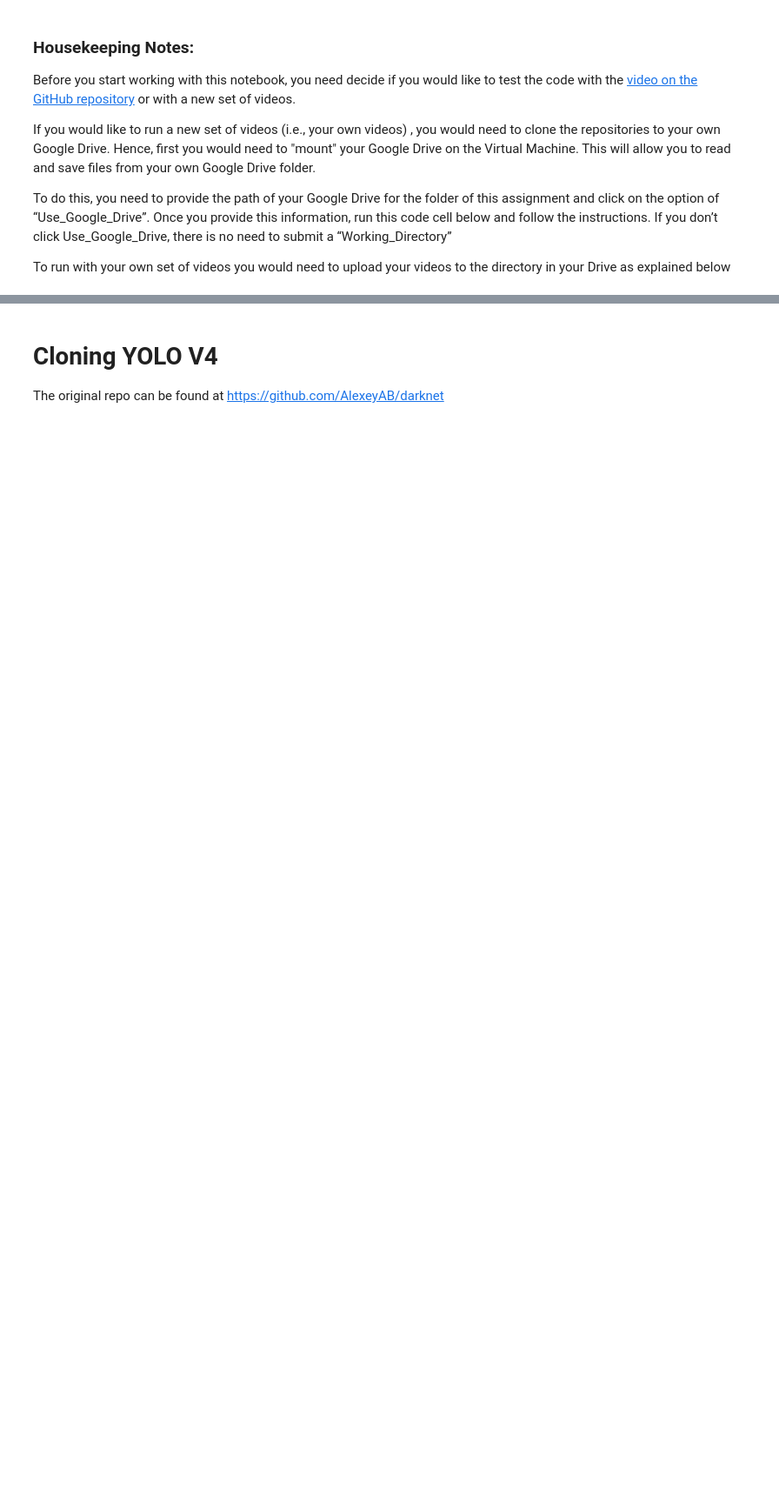
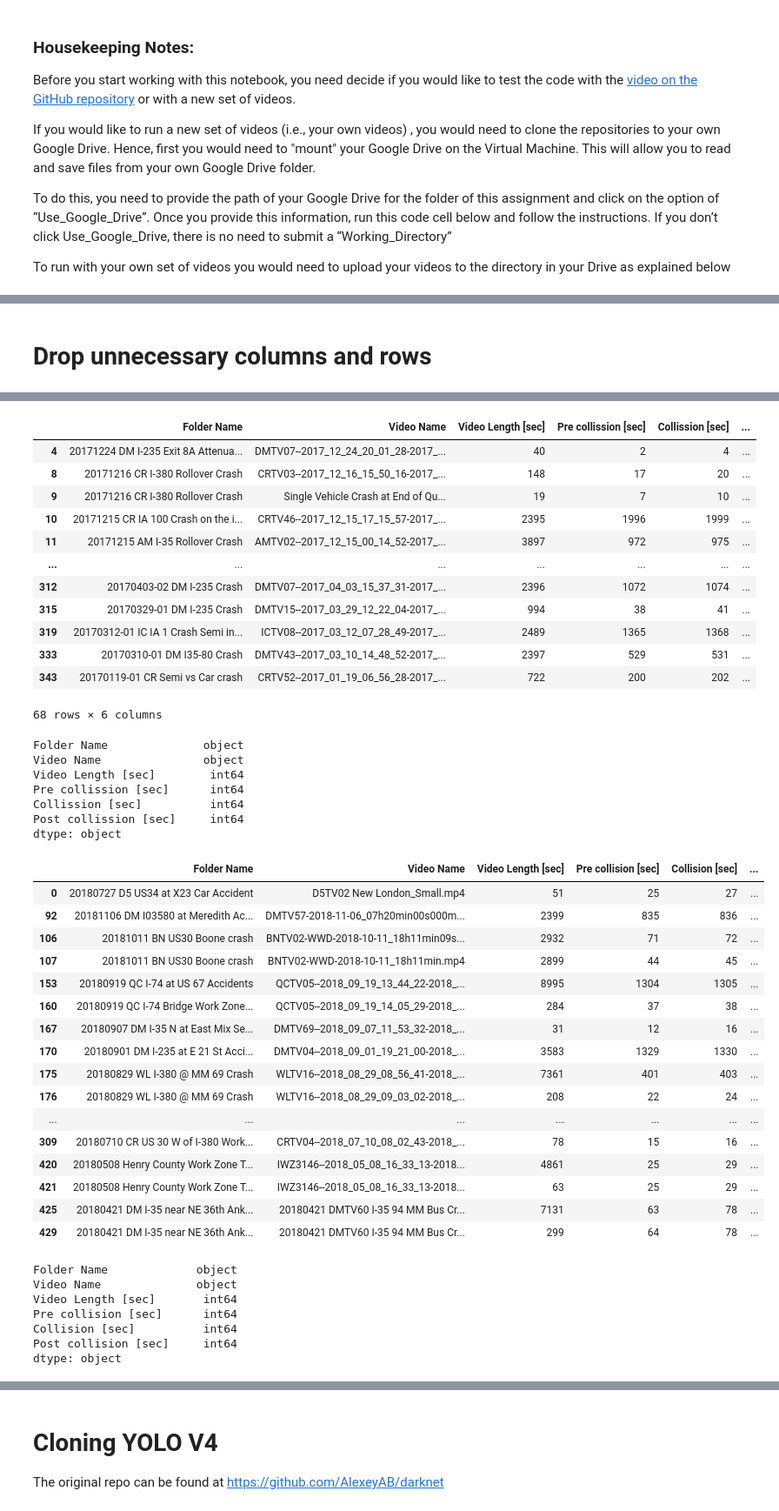
Before and after one commit to Mandroide/Traffic_Accident_Detection, a Jupyter notebook: Anomaly_Detection_Models/Fast_Unsupervised_Anomaly_Detection_Traffic_Videos_Implementation.ipynb, the cells around one changed output, grey strips where cells are left out. Shown at 87% size. Cells and saved outputs as stored; diff of their text form; code cells hidden in the pictures; blank space fills up the shorter version.

```diff
--- a/Anomaly_Detection_Models/Fast_Unsupervised_Anomaly_Detection_Traffic_Videos_Implementation.ipynb
+++ b/Anomaly_Detection_Models/Fast_Unsupervised_Anomaly_Detection_Traffic_Videos_Implementation.ipynb
@@ -63,0 +193,26 @@ clear_output()
+# %% [markdown]
+# Drop unnecessary columns and rows
+# %%
+import math
+
+
+for year in dfs.keys():
+  # Replace empty values with NaN
+  dfs[year].replace("", math.nan, inplace=True)
+  dfs[year].replace("NA", math.nan, inplace=True)
+
+  # Drop NaN values.
+  columns = dfs[year].columns
+  dfs[year].columns = pd.RangeIndex(0, len(columns))
+  dfs[year].dropna(subset=[7, 8, 9], inplace=True)
+
+  # Drop unnecessary columns
+  dfs[year].columns = columns
+  dfs[year].drop(columns=list(dfs[year].columns[0:3]) + [dfs[year].columns[5]]
+                 + list(dfs[year].columns[10:]), inplace=True)
+  dfs[year] = dfs[year].astype(int, errors="ignore")
+
+for year, df in dfs.items():
+  display(df)
+  print(df.dtypes)
+# %% [output]
@@ -63,0 +229,44 @@ clear_output()
+|  | Folder Name | Video Name | Video Length [sec] | Pre collission [sec] | Collission [sec] | ... |
+| 4 | 20171224 DM I-235 Exit 8A Attenua... | DMTV07--2017_12_24_20_01_28-2017_... | 40 | 2 | 4 | ... |
+| 8 | 20171216 CR I-380 Rollover Crash | CRTV03--2017_12_16_15_50_16-2017_... | 148 | 17 | 20 | ... |
+| 9 | 20171216 CR I-380 Rollover Crash | Single Vehicle Crash at End of Qu... | 19 | 7 | 10 | ... |
+| 10 | 20171215 CR IA 100 Crash on the i... | CRTV46--2017_12_15_17_15_57-2017_... | 2395 | 1996 | 1999 | ... |
+| 11 | 20171215 AM I-35 Rollover Crash | AMTV02--2017_12_15_00_14_52-2017_... | 3897 | 972 | 975 | ... |
+| ... | ... | ... | ... | ... | ... | ... |
+| 312 | 20170403-02 DM I-235 Crash | DMTV07--2017_04_03_15_37_31-2017_... | 2396 | 1072 | 1074 | ... |
+| 315 | 20170329-01 DM I-235 Crash | DMTV15--2017_03_29_12_22_04-2017_... | 994 | 38 | 41 | ... |
+| 319 | 20170312-01 IC IA 1 Crash Semi in... | ICTV08--2017_03_12_07_28_49-2017_... | 2489 | 1365 | 1368 | ... |
+| 333 | 20170310-01 DM I35-80 Crash | DMTV43--2017_03_10_14_48_52-2017_... | 2397 | 529 | 531 | ... |
+| 343 | 20170119-01 CR Semi vs Car crash | CRTV52--2017_01_19_06_56_28-2017_... | 722 | 200 | 202 | ... |
+68 rows × 6 columns
+Folder Name              object
+Video Name               object
+Video Length [sec]        int64
+Pre collission [sec]      int64
+Collission [sec]          int64
+Post collission [sec]     int64
+dtype: object
+|  | Folder Name | Video Name | Video Length [sec] | Pre collision [sec] | Collision [sec] | ... |
+| 0 | 20180727 D5 US34 at X23 Car Accident | D5TV02 New London_Small.mp4 | 51 | 25 | 27 | ... |
+| 92 | 20181106 DM I03580 at Meredith Ac... | DMTV57-2018-11-06_07h20min00s000m... | 2399 | 835 | 836 | ... |
+| 106 | 20181011 BN US30 Boone crash | BNTV02-WWD-2018-10-11_18h11min09s... | 2932 | 71 | 72 | ... |
+| 107 | 20181011 BN US30 Boone crash | BNTV02-WWD-2018-10-11_18h11min.mp4 | 2899 | 44 | 45 | ... |
+| 153 | 20180919 QC I-74 at US 67 Accidents | QCTV05--2018_09_19_13_44_22-2018_... | 8995 | 1304 | 1305 | ... |
+| 160 | 20180919 QC I-74 Bridge Work Zone... | QCTV05--2018_09_19_14_05_29-2018_... | 284 | 37 | 38 | ... |
+| 167 | 20180907 DM I-35 N at East Mix Se... | DMTV69--2018_09_07_11_53_32-2018_... | 31 | 12 | 16 | ... |
+| 170 | 20180901 DM I-235 at E 21 St Acci... | DMTV04--2018_09_01_19_21_00-2018_... | 3583 | 1329 | 1330 | ... |
+| 175 | 20180829 WL I-380 @ MM 69 Crash | WLTV16--2018_08_29_08_56_41-2018_... | 7361 | 401 | 403 | ... |
+| 176 | 20180829 WL I-380 @ MM 69 Crash | WLTV16--2018_08_29_09_03_02-2018_... | 208 | 22 | 24 | ... |
+| ... | ... | ... | ... | ... | ... | ... |
+| 309 | 20180710 CR US 30 W of I-380 Work... | CRTV04--2018_07_10_08_02_43-2018_... | 78 | 15 | 16 | ... |
+| 420 | 20180508 Henry County Work Zone T... | IWZ3146--2018_05_08_16_33_13-2018... | 4861 | 25 | 29 | ... |
+| 421 | 20180508 Henry County Work Zone T... | IWZ3146--2018_05_08_16_33_13-2018... | 63 | 25 | 29 | ... |
+| 425 | 20180421 DM I-35 near NE 36th Ank... | 20180421 DMTV60 I-35 94 MM Bus Cr... | 7131 | 63 | 78 | ... |
+| 429 | 20180421 DM I-35 near NE 36th Ank... | 20180421 DMTV60 I-35 94 MM Bus Cr... | 299 | 64 | 78 | ... |
+Folder Name             object
+Video Name              object
+Video Length [sec]       int64
+Pre collision [sec]      int64
+Collision [sec]          int64
+Post collision [sec]     int64
+dtype: object
```
Also changed, not shown: parts of 101 cells of this notebook.
